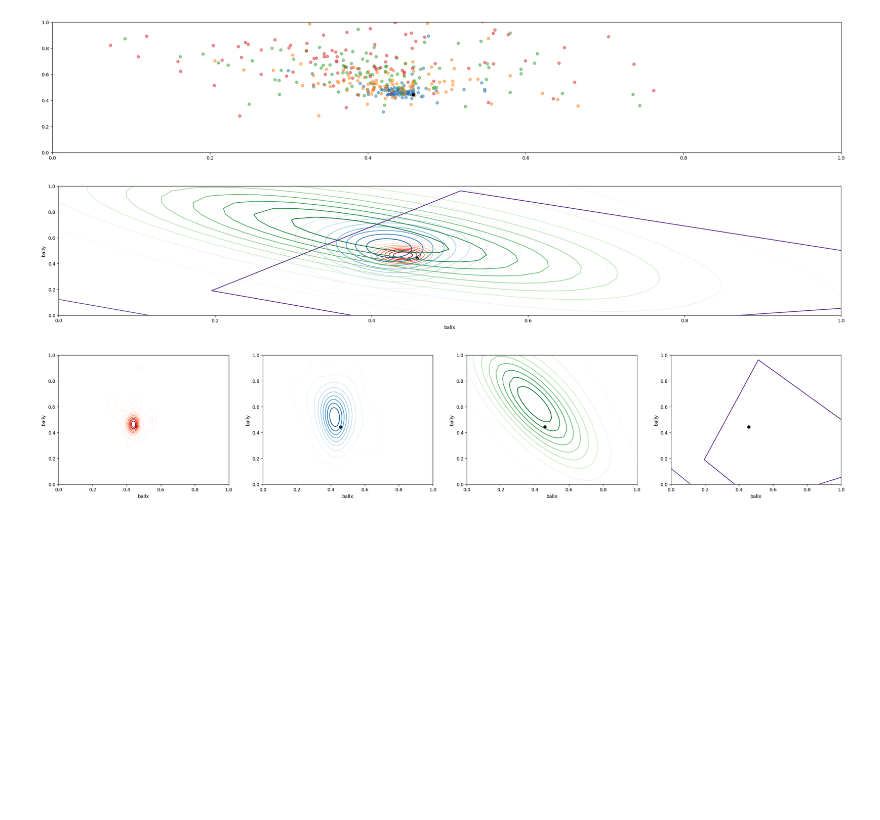
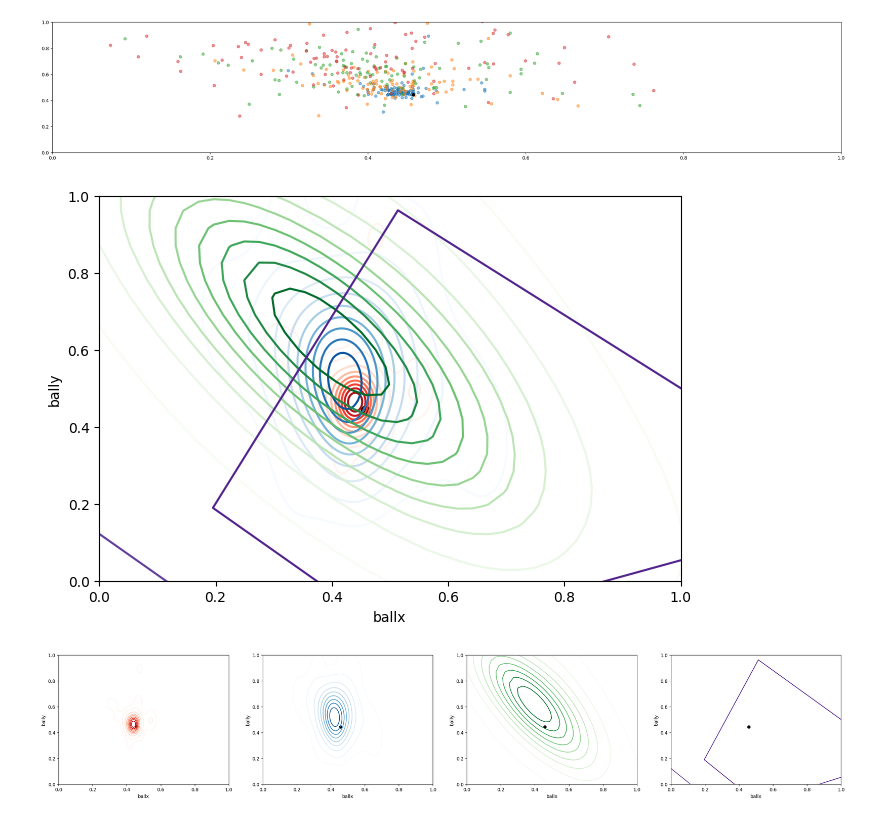
Before and after one commit to nvsclub/LargeTrackingModel, a Jupyter notebook: X2001 Modeling copy.ipynb, the cells around one changed output. Cells and saved outputs as stored; diff of their text form; code cells hidden in the pictures; blank space fills up the shorter version.

```diff
--- a/X2001 Modeling copy.ipynb
+++ b/X2001 Modeling copy.ipynb
@@ -311,16 +311,16 @@ plt.ylim(0, 1);
 [figure]
 # %%
 import seaborn as sns
-# repeat figure but plot distributions
+plt.rcParams['figure.figsize'] = [7.5, 5]
 cmaps = ['Reds', 'Blues', 'Greens', 'Purples']
 for i, ball_positions_in_lookahead in enumerate([ball_positions_in_lookahead_10, ball_positions_in_lookahead_20, ball_positions_in_lookahead_30, ball_positions_in_lookahead_40]):
     lookahead_data = pd.DataFrame(ball_positions_in_lookahead, columns=['ballx', 'bally'])
     sns.kdeplot(x=lookahead_data['ballx'], y=lookahead_data['bally'], cmap=cmaps[i])
 plt.scatter(play_data.iloc[0]['ballx'], play_data.iloc[0]['bally'], c='black')
 plt.xlim(0, 1);
 plt.ylim(0, 1);
 # %% [output]
-[figure, old version]
+[figure, new version]
 # %%
 plt.rcParams['figure.figsize'] = [30, 5]
 cmaps = ['Reds', 'Blues', 'Greens', 'Purples']
```
Also changed, not shown: 1 other file.
